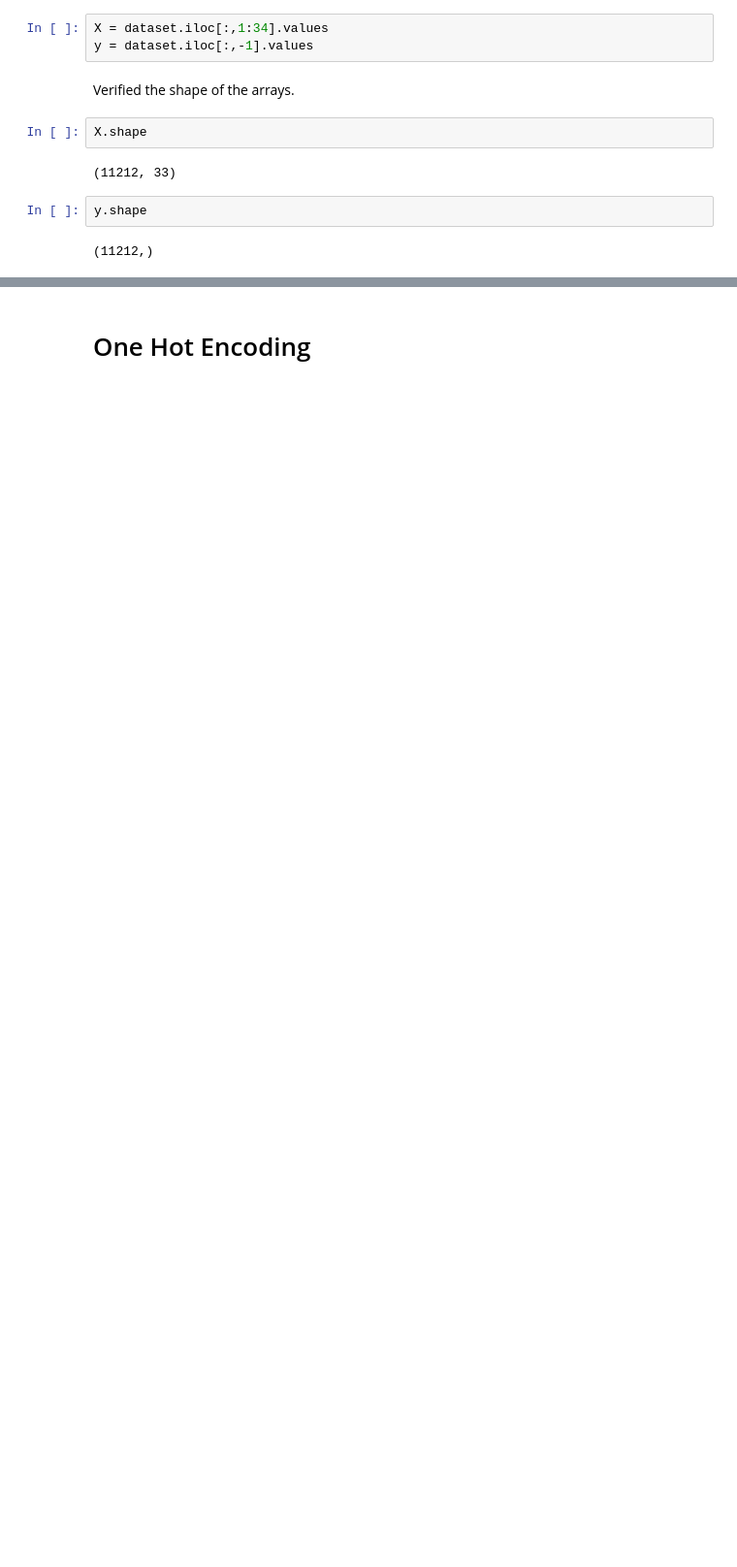
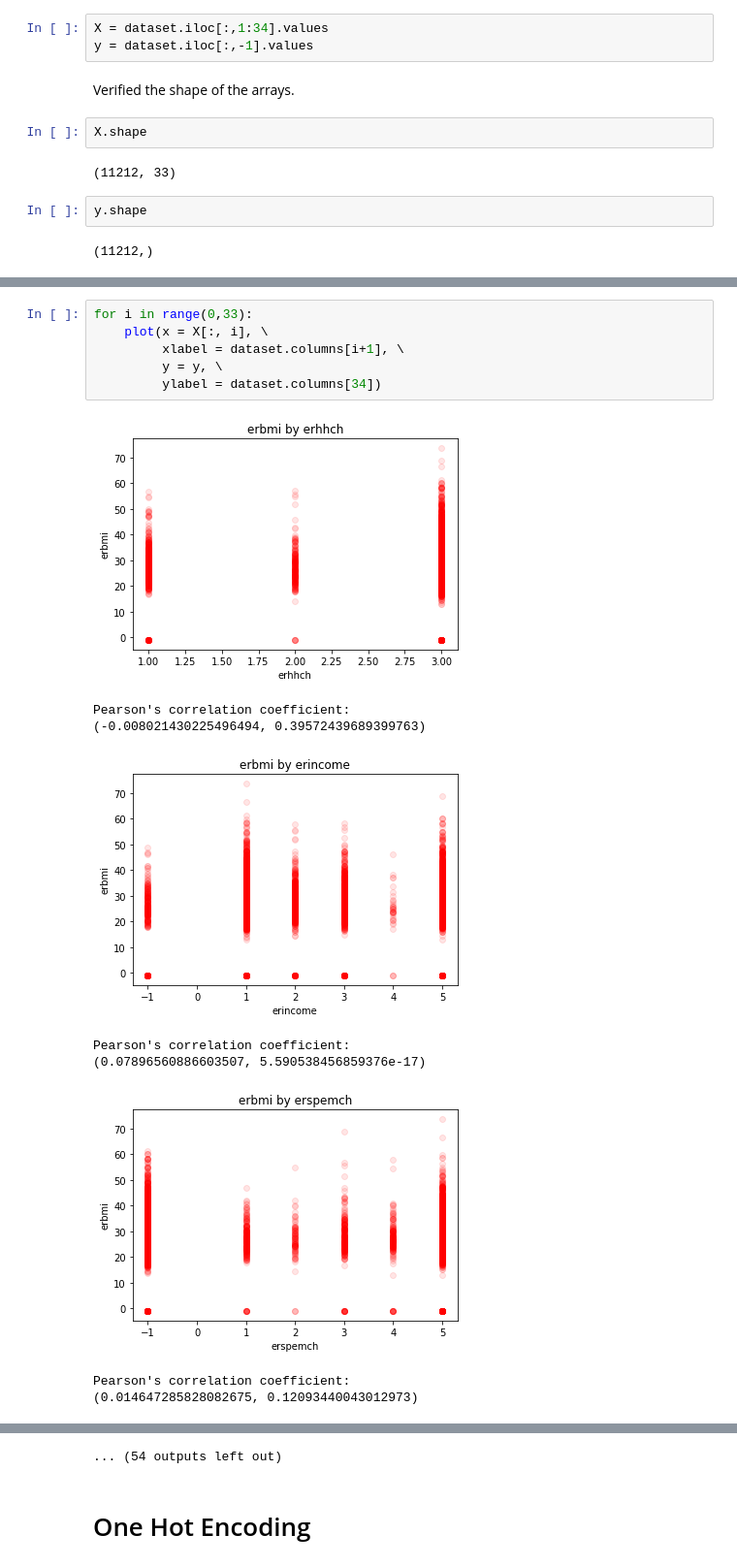
Before and after one commit to jamesdedon/763Project, a Jupyter notebook: bmiRegressionGraphs.ipynb, the cells around one changed output, grey strips where cells are left out. Shown at 97% size. Drawn from its saved outputs; the diff is of its cells as text; blank space fills up the shorter version.

```diff
--- a/bmiRegressionGraphs.ipynb
+++ b/bmiRegressionGraphs.ipynb
@@ -27,0 +88,16 @@ y.shape
+# %%
+for i in range(0,33):
+    plot(x = X[:, i], \
+         xlabel = dataset.columns[i+1], \
+         y = y, \
+         ylabel = dataset.columns[34])
+# %% [output]
+[figure, added]
+Pearson's correlation coefficient:
+(-0.008021430225496494, 0.39572439689399763)
+[figure, added]
+Pearson's correlation coefficient:
+(0.07896560886603507, 5.590538456859376e-17)
+[figure, added]
+Pearson's correlation coefficient:
+(0.014647285828082675, 0.12093440043012973)
@@ -28,3 +113,4 @@ y.shape
+... (54 outputs left out)
 # %% [markdown]
 # One Hot Encoding
 # %%
```
Also changed, not shown: parts of 7 cells of this notebook.
